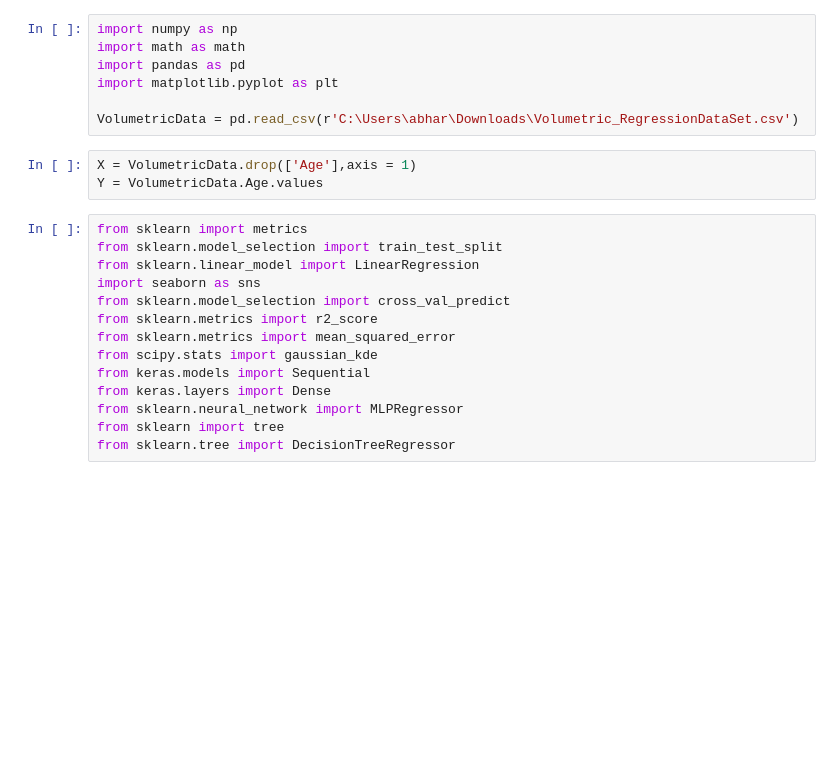
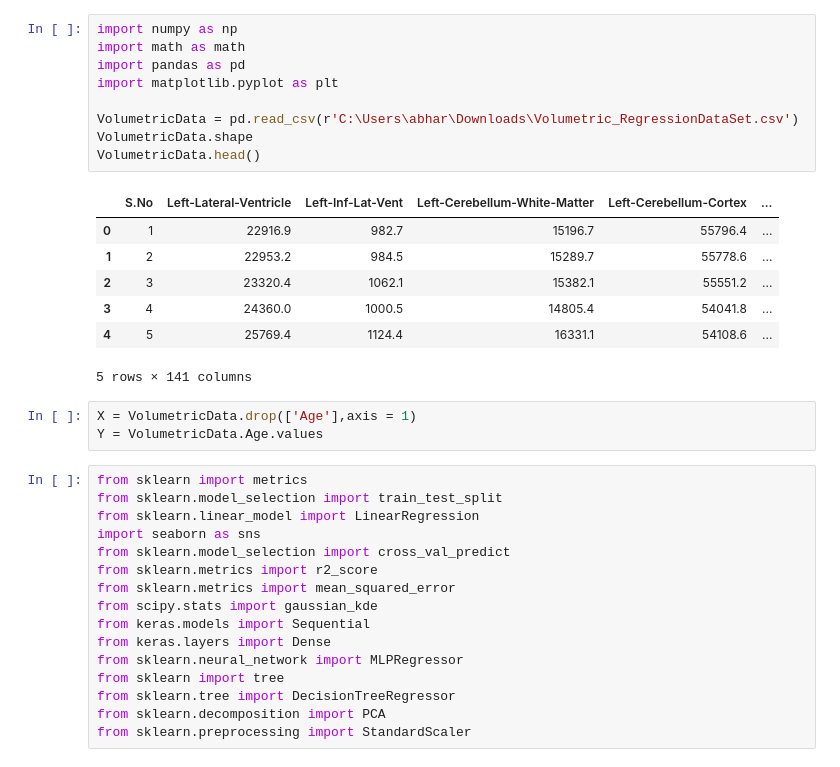
Before and after one commit to KatheerZM/BMEN415-Project, a Jupyter notebook: regressionmodel1.ipynb, the cells around one changed output. Cells and saved outputs as stored; diff of their text form; blank space fills up the shorter version.

```diff
--- a/regressionmodel1.ipynb
+++ b/regressionmodel1.ipynb
@@ -1,10 +1,20 @@
 # %%
 import numpy as np
 import math as math
 import pandas as pd
 import matplotlib.pyplot as plt
 
 VolumetricData = pd.read_csv(r'C:\Users\abhar\Downloads\Volumetric_RegressionDataSet.csv')
+VolumetricData.shape
+VolumetricData.head()
+# %% [output]
+|  | S.No | Left-Lateral-Ventricle | Left-Inf-Lat-Vent | Left-Cerebellum-White-Matter | Left-Cerebellum-Cortex | ... |
+| 0 | 1 | 22916.9 | 982.7 | 15196.7 | 55796.4 | ... |
+| 1 | 2 | 22953.2 | 984.5 | 15289.7 | 55778.6 | ... |
+| 2 | 3 | 23320.4 | 1062.1 | 15382.1 | 55551.2 | ... |
+| 3 | 4 | 24360.0 | 1000.5 | 14805.4 | 54041.8 | ... |
+| 4 | 5 | 25769.4 | 1124.4 | 16331.1 | 54108.6 | ... |
+5 rows × 141 columns
 # %%
 X = VolumetricData.drop(['Age'],axis = 1)
 Y = VolumetricData.Age.values
@@ -22,3 +32,5 @@ from keras.layers import Dense
 from sklearn.neural_network import MLPRegressor
 from sklearn import tree
 from sklearn.tree import DecisionTreeRegressor
+from sklearn.decomposition import PCA
+from sklearn.preprocessing import StandardScaler
```
Also changed, not shown: parts of 8 cells of this notebook.
